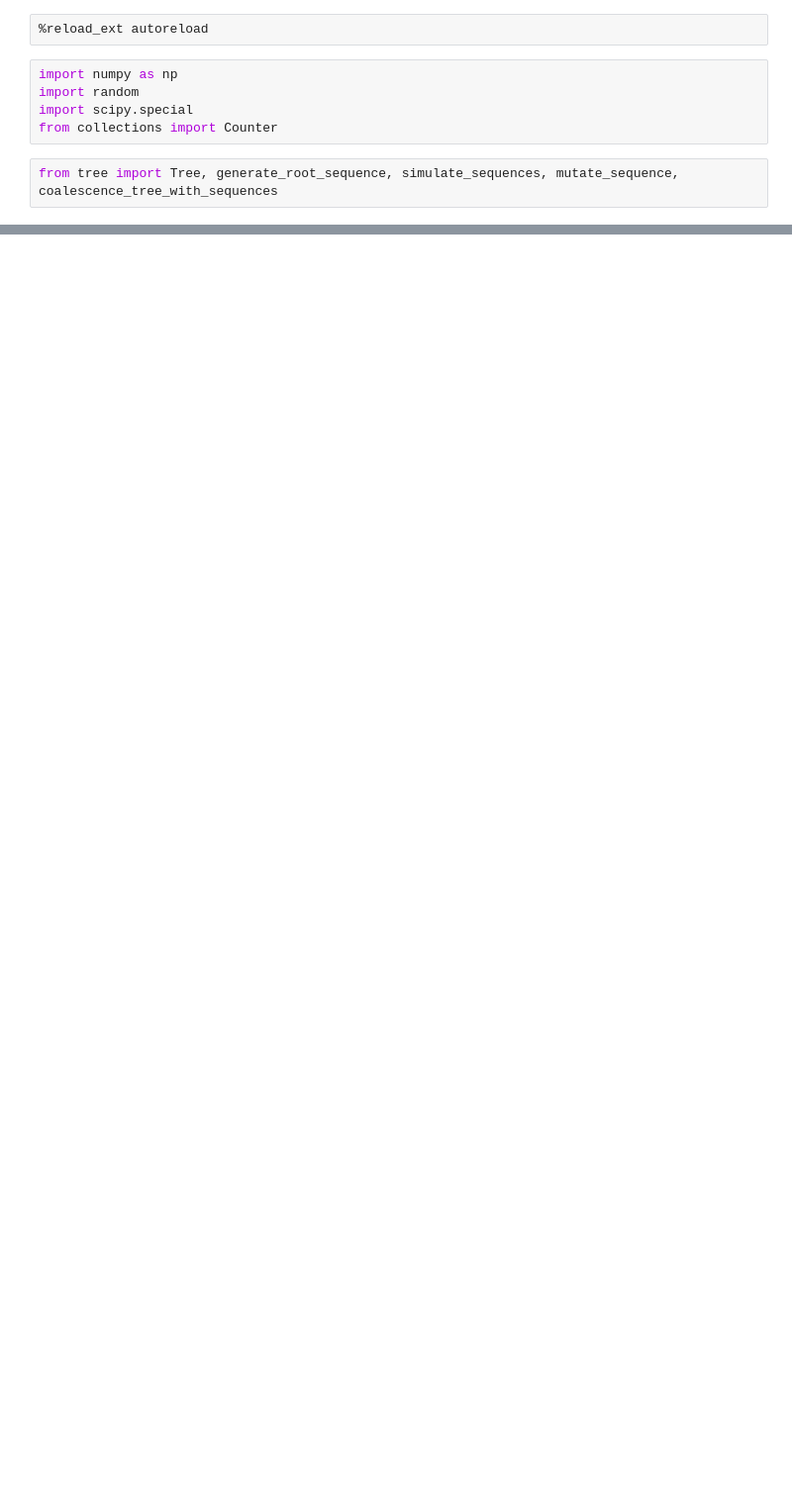
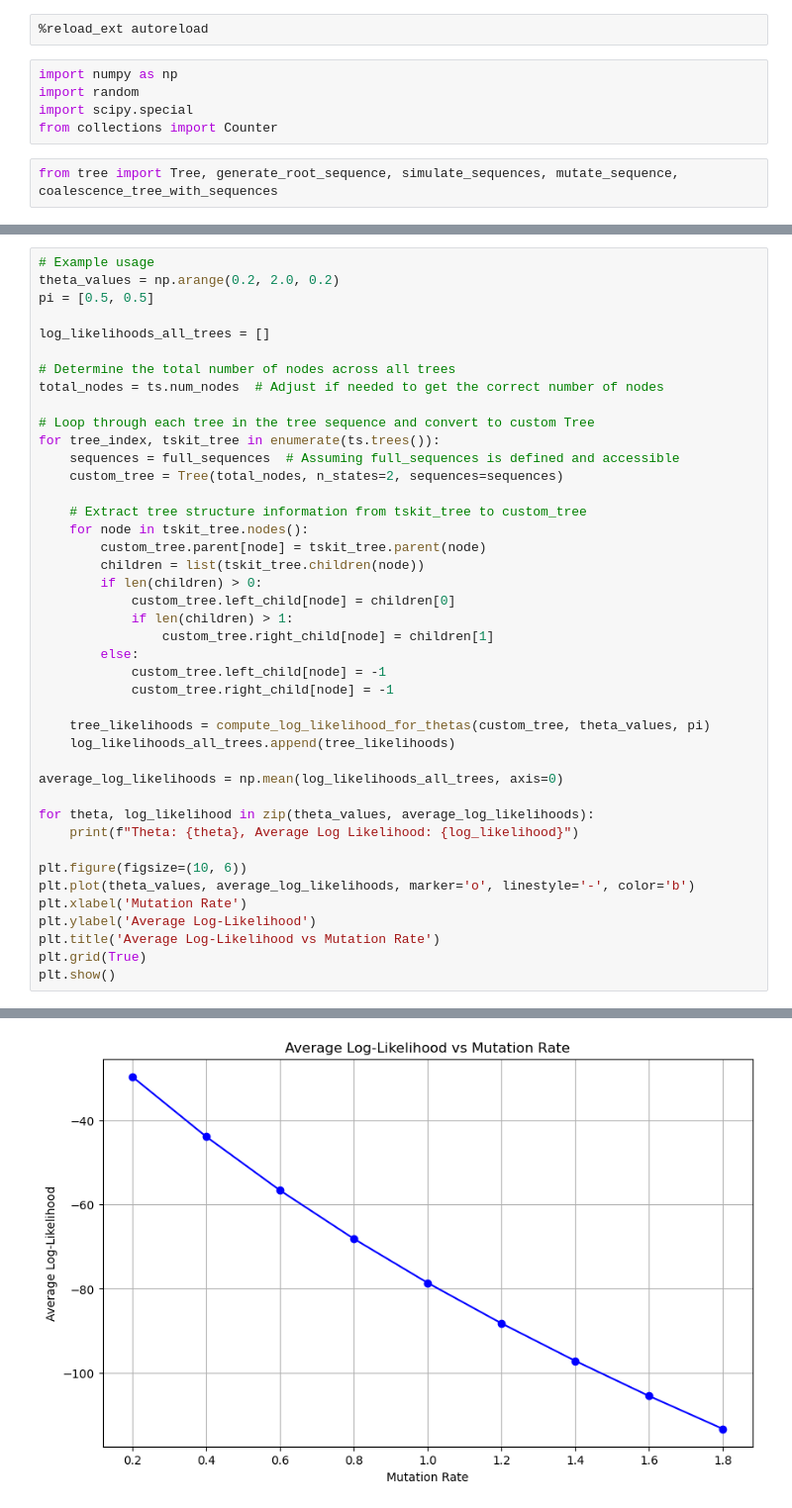
Before and after one commit to shlokmishra/ts-mcmc, a Jupyter notebook: test.ipynb, the cells around one changed output, grey strips where cells are left out. Shown: that part at 99% size. Drawn from its saved outputs; the diff is of its cells as text; blank space fills up the shorter version.

```diff
--- a/test.ipynb
+++ b/test.ipynb
@@ -132,0 +191,43 @@ range(0, 4)
+# %%
+# Example usage
+theta_values = np.arange(0.2, 2.0, 0.2)
+pi = [0.5, 0.5]
+
+log_likelihoods_all_trees = []
+
+# Determine the total number of nodes across all trees
+total_nodes = ts.num_nodes  # Adjust if needed to get the correct number of nodes
+
+# Loop through each tree in the tree sequence and convert to custom Tree
+for tree_index, tskit_tree in enumerate(ts.trees()):
+    sequences = full_sequences  # Assuming full_sequences is defined and accessible
+    custom_tree = Tree(total_nodes, n_states=2, sequences=sequences)
+
+    # Extract tree structure information from tskit_tree to custom_tree
+    for node in tskit_tree.nodes():
+        custom_tree.parent[node] = tskit_tree.parent(node)
+        children = list(tskit_tree.children(node))
+        if len(children) > 0:
+            custom_tree.left_child[node] = children[0]
+            if len(children) > 1:
+                custom_tree.right_child[node] = children[1]
+        else:
+            custom_tree.left_child[node] = -1
+            custom_tree.right_child[node] = -1
+
+    tree_likelihoods = compute_log_likelihood_for_thetas(custom_tree, theta_values, pi)
+    log_likelihoods_all_trees.append(tree_likelihoods)
+
+average_log_likelihoods = np.mean(log_likelihoods_all_trees, axis=0)
+
+for theta, log_likelihood in zip(theta_values, average_log_likelihoods):
+    print(f"Theta: {theta}, Average Log Likelihood: {log_likelihood}")
+
+plt.figure(figsize=(10, 6))
+plt.plot(theta_values, average_log_likelihoods, marker='o', linestyle='-', color='b')
+plt.xlabel('Mutation Rate')
+plt.ylabel('Average Log-Likelihood')
+plt.title('Average Log-Likelihood vs Mutation Rate')
+plt.grid(True)
+plt.show()
+# %% [output]
@@ -132,0 +251 @@ range(0, 4)
+[figure, added]
```
Also changed, not shown: parts of 11 cells of this notebook, 10 other files.
